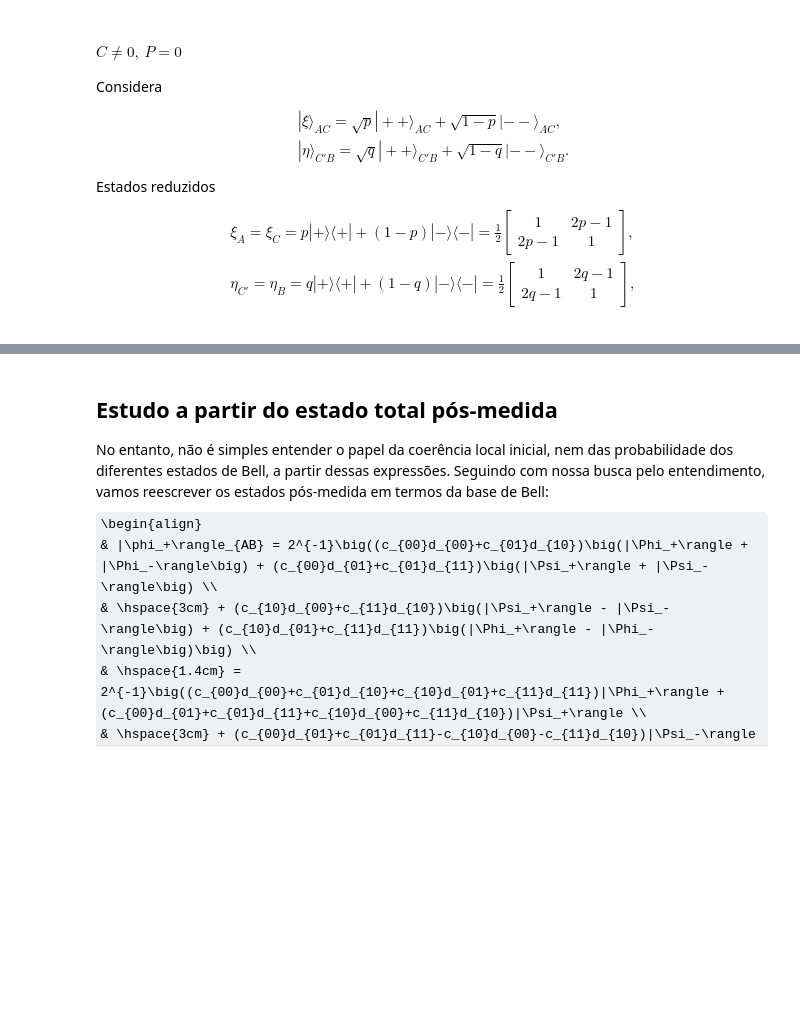
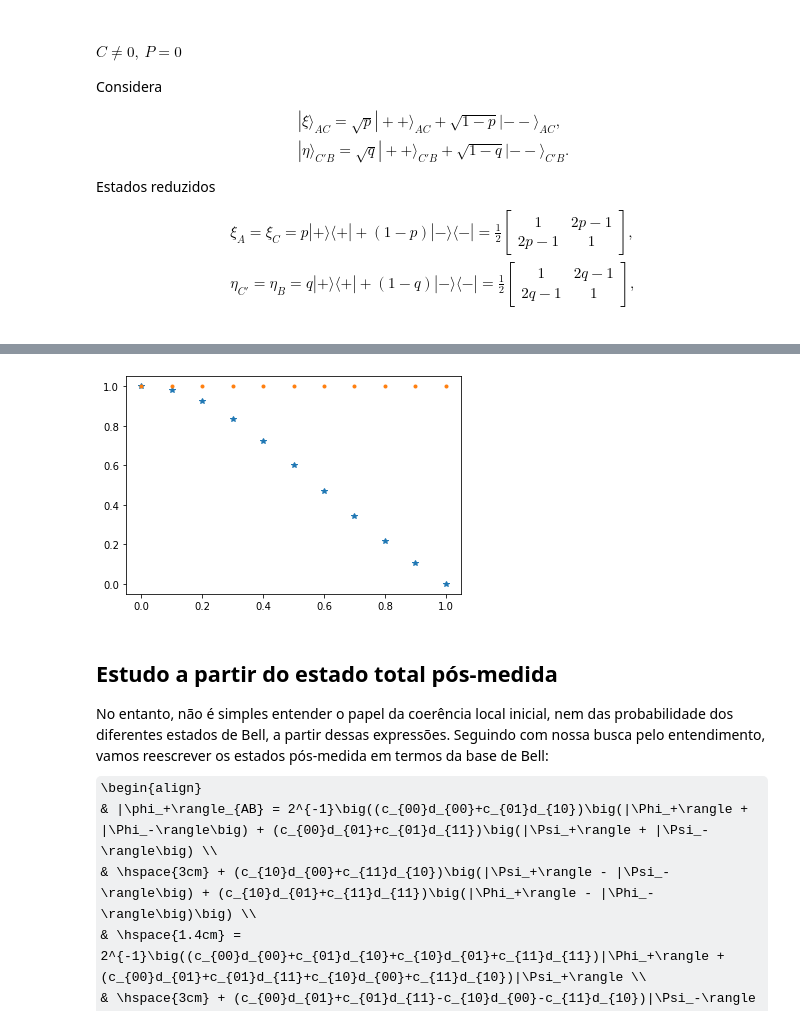
Before and after one commit to abbarreto/qiskit3, a Jupyter notebook: 02_entanglement_swap_coeh_pred.ipynb, the cells around one changed output, grey strips where cells are left out. Cells and saved outputs as stored; diff of their text form; code cells hidden in the pictures; some formulas as TeX source; blank space fills up the shorter version.

```diff
--- a/02_entanglement_swap_coeh_pred.ipynb
+++ b/02_entanglement_swap_coeh_pred.ipynb
@@ -502,0 +553,8 @@ e
+# %%
+C = np.arange(0,1.1,0.1);
+E_PhiP = (1-C**2)/(1+C**2)
+E_PhiM = np.ones(len(C))
+plt.plot(C, E_PhiP, '*'); plt.plot(C, E_PhiM, '.')
+plt.show()
+# %% [output]
+[figure, added]
```
Also changed, not shown: parts of 12 cells of this notebook, 2 other files.
